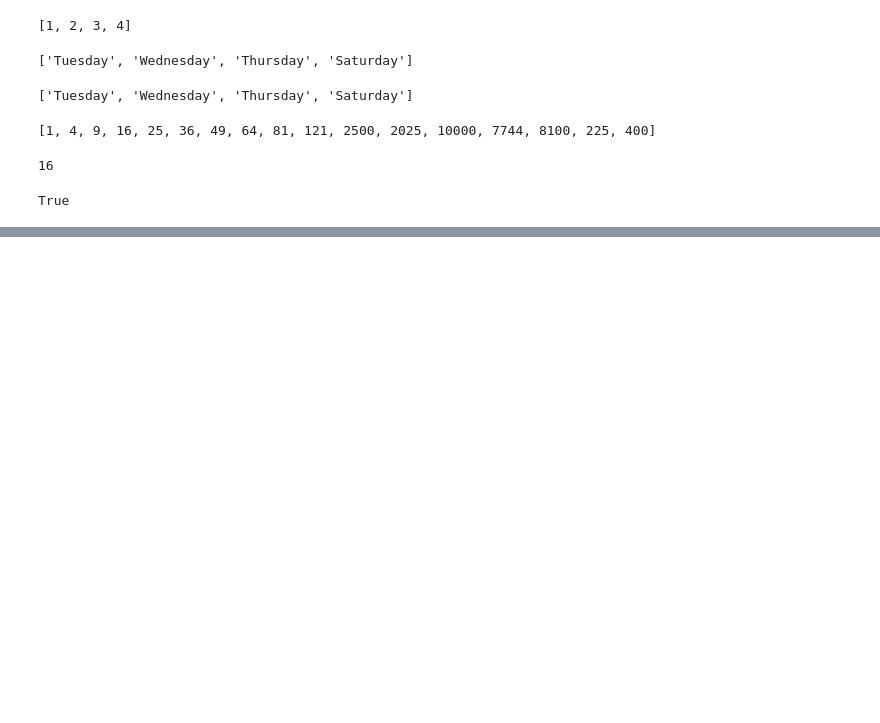
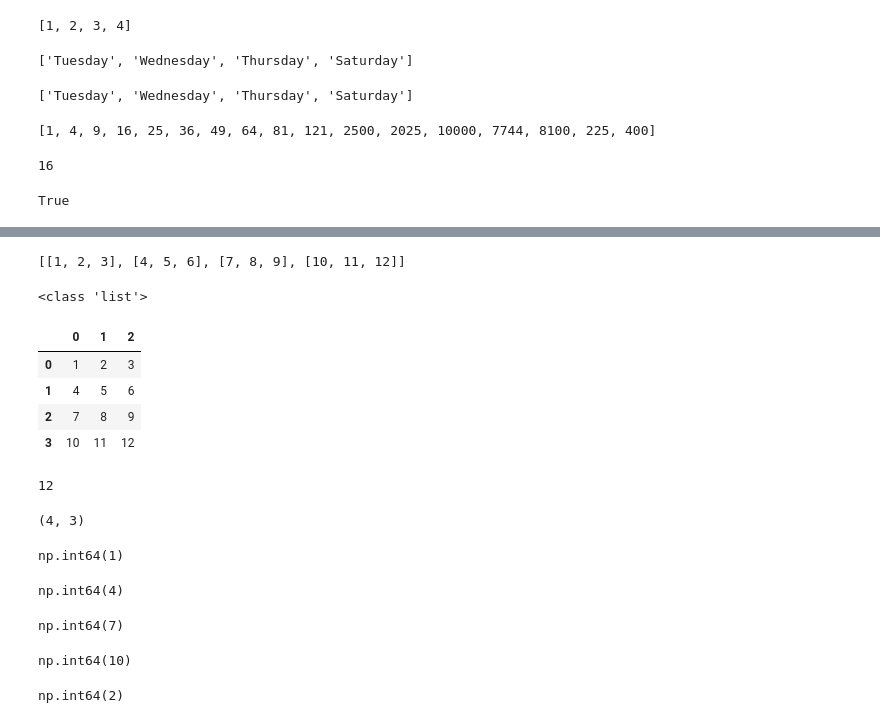
Before and after one commit to sharmaRoushan-Official/python_2023, a Jupyter notebook: 15.Lambda functions in Python.ipynb, the cells around one changed output, grey strips where cells are left out. Cells and saved outputs as stored; diff of their text form; code cells hidden in the pictures; blank space fills up the shorter version.

```diff
--- a/15.Lambda functions in Python.ipynb
+++ b/15.Lambda functions in Python.ipynb
@@ -235,0 +352,50 @@ True
+# %%
+# creating 2-D dimension: row- column
+
+x1 = [[1,2,3],[4,5,6],[7,8,9],[10,11,12]]
+
+
+print(x1)
+# %% [output]
+[[1, 2, 3], [4, 5, 6], [7, 8, 9], [10, 11, 12]]
+# %%
+print(type(x1))
+# %% [output]
+<class 'list'>
+# %%
+df2 = pd.DataFrame(x1)
+df2
+# %% [output]
+|  | 0 | 1 | 2 |
+| 0 | 1 | 2 | 3 |
+| 1 | 4 | 5 | 6 |
+| 2 | 7 | 8 | 9 |
+| 3 | 10 | 11 | 12 |
+# %%
+df2.size
+# %% [output]
+12
+# %%
+df2.shape
+# %% [output]
+(4, 3)
+# %%
+df2[0][0]
+# %% [output]
+np.int64(1)
+# %%
+df2[0][1]
+# %% [output]
+np.int64(4)
+# %%
+df2[0][2]
+# %% [output]
+np.int64(7)
+# %%
+df2[0][3]
+# %% [output]
+np.int64(10)
+# %%
+df2[1][0]
+# %% [output]
+np.int64(2)
```
Also changed, not shown: parts of 56 cells of this notebook, 1 other file.
